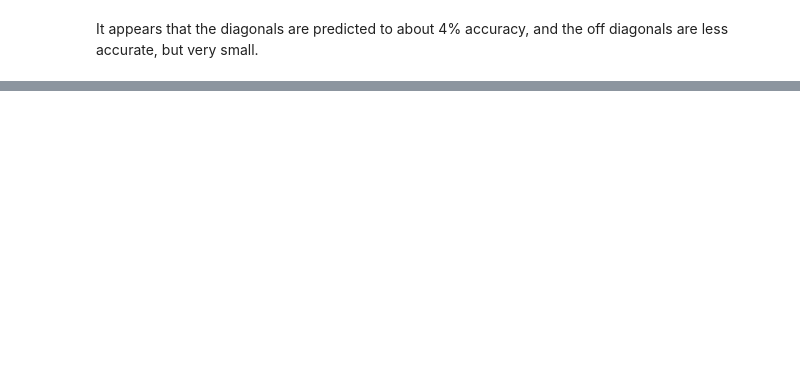
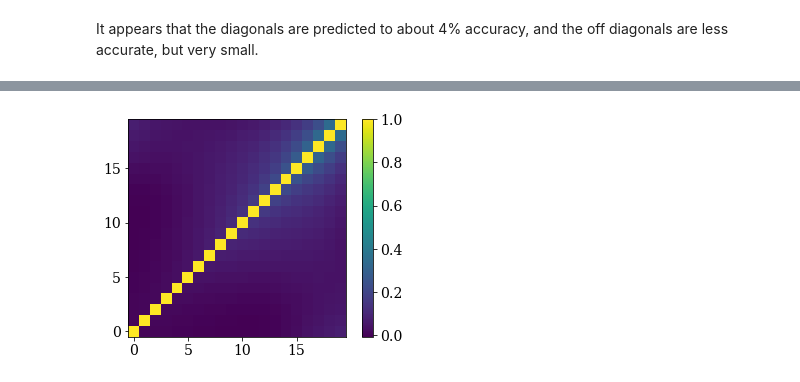
Before and after one commit to tmcclintock/covariance_emulator, a Jupyter notebook: notebooks/Cosmic shear.ipynb, the cells around one changed output, grey strips where cells are left out. Cells and saved outputs as stored; diff of their text form; code cells hidden in the pictures; blank space fills up the shorter version.

Commit message:
Found an idea combination for the tomo0 bin of cosmic shear.

```diff
--- a/notebooks/Cosmic shear.ipynb
+++ b/notebooks/Cosmic shear.ipynb
@@ -97,0 +113,23 @@ It appears that the diagonals are predicted to about 4% accuracy, and the off di
+# %%
+import george.kernels as kernels
+kerns = [kernels.ExpSquaredKernel, kernels.Matern52Kernel,
+         kernels.Matern32Kernel]
+names = ["Exp2", "Mat52", "Mat32"]
+Npars = len(parameters[0])
+metric_guess = np.std(parameters, 0)
+best_S = 1e99
+best_name = ""
+#For now, let's just use NPC_D = NPC_L = 6
+for nameD, kd in zip(names, kerns):
+    kernel_D = 1.*kd(metric=metric_guess, ndim=Npars)
+    for nameL, kl in zip(names, kerns):
+        kernel_L = 1.*kl(metric=metric_guess, ndim=Npars)
+        Emu = covariance_emulator.CovEmu(parameters, covs, NPC_D=6, NPC_L=6,
+                                         kernel_D = kernel_D, kernel_lp = kernel_L)
+        Cpredicted = Emu.predict(test_parameters)
+        S = total_frac_diff(test_cov, Cpredicted)
+        if S < best_S:
+            best_S = S
+            best_name = "%s & %s"%(nameD, nameL)
+        print"%s & %s: %e"%(nameD, nameL, S)
+print "Best combination: %s"%best_name
@@ -97,0 +147,8 @@ It appears that the diagonals are predicted to about 4% accuracy, and the off di
+# %%
+#Let's visualize
+kernel_L = 1.*kernels.Matern32Kernel(metric=metric_guess, ndim=Npars)
+Emu = covariance_emulator.CovEmu(parameters, covs, NPC_D=6, NPC_L=6, kernel_lp=kernel_L)
+Cpredicted = Emu.predict(test_parameters)
+view_corr(Cpredicted)
+# %% [output]
+[figure, added]
```
Also changed, not shown: parts of 5 cells of this notebook, 1 other file.
